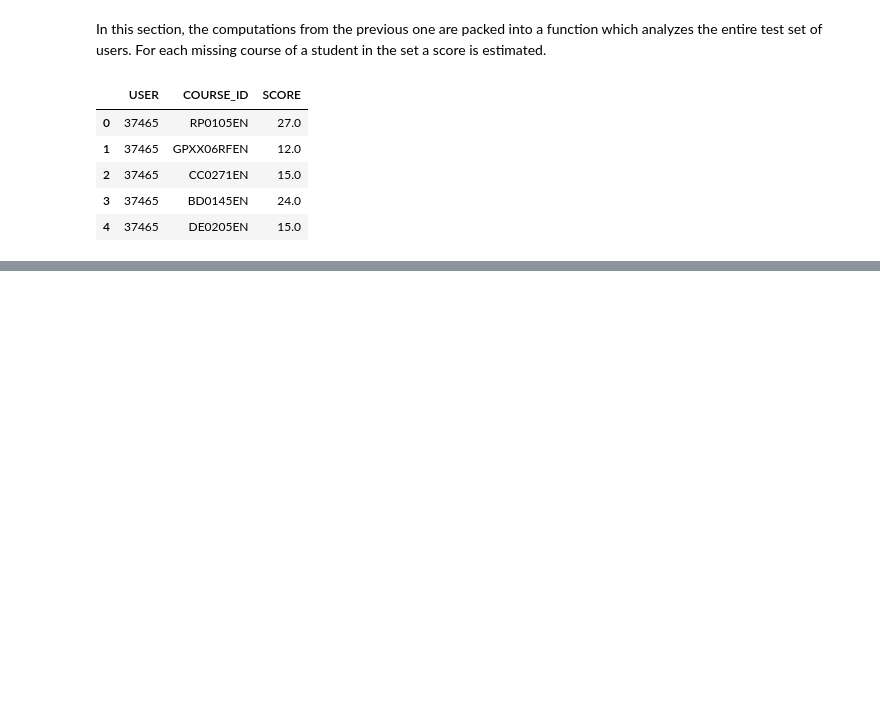
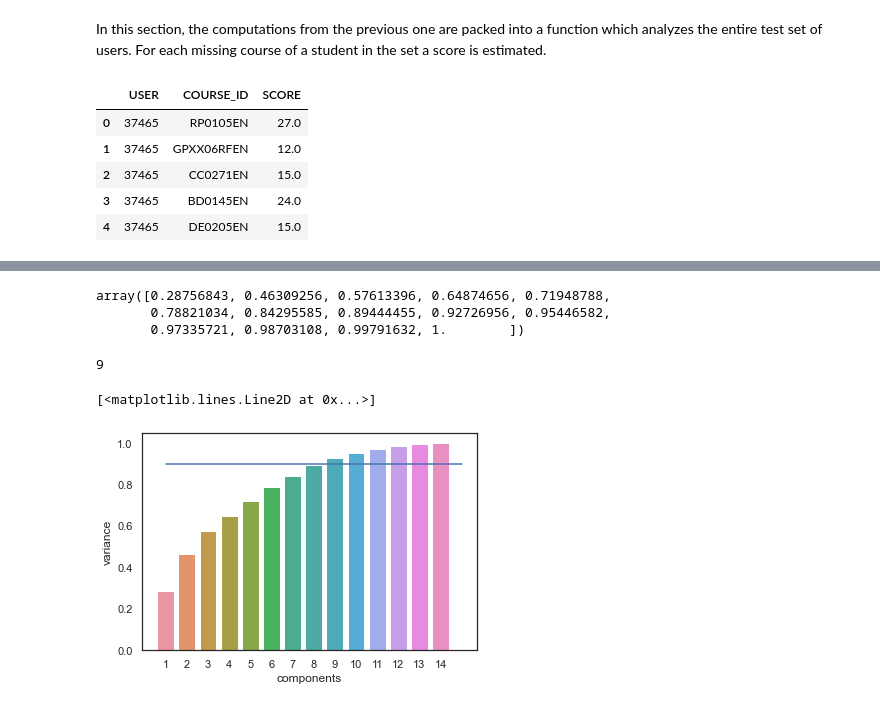
Before and after one commit to mxagar/course_recommender_streamlit, a Jupyter notebook: notebooks/03_Content_RecSys.ipynb, the cells around one changed output, grey strips where cells are left out. Cells and saved outputs as stored; diff of their text form; code cells hidden in the pictures; blank space fills up the shorter version.

```diff
--- a/notebooks/03_Content_RecSys.ipynb
+++ b/notebooks/03_Content_RecSys.ipynb
@@ -219,0 +470,33 @@ res_df.head()
+# %%
+# PCA applied to user profiles
+pca = PCA(n_components = features.shape[1])
+features_pca = pca.fit_transform(features)
+
+# Explained variance of each principal component
+explained_variance = pca.explained_variance_ratio_
+
+# Sum all explained variances until 95% is reached;
+# how many components do we need?
+cumsum = np.cumsum(pca.explained_variance_ratio_)
+d = np.argmax(cumsum >=0.90) + 1
+# %%
+# Accumulated variances for each number of components
+cumsum
+# %% [output]
+array([0.28756843, 0.46309256, 0.57613396, 0.64874656, 0.71948788,
+       0.78821034, 0.84295585, 0.89444455, 0.92726956, 0.95446582,
+       0.97335721, 0.98703108, 0.99791632, 1.        ])
+# %%
+# Number of components to have at least 90% of variance explained
+d
+# %% [output]
+9
+# %%
+# Plot explained varianve accumulation
+component_variance_df = pd.DataFrame(data=cumsum.ravel(), columns=['variance'])
+component_variance_df['components'] = range(1,features.shape[1]+1)
+bplot = sns.barplot(data=component_variance_df, x='components', y = 'variance')
+plt.plot([0,features.shape[1]], [0.9, 0.9])
+# %% [output]
+[<matplotlib.lines.Line2D at 0x...>]
+[figure, added]
```
Also changed, not shown: parts of 51 cells of this notebook, 2 other files.
